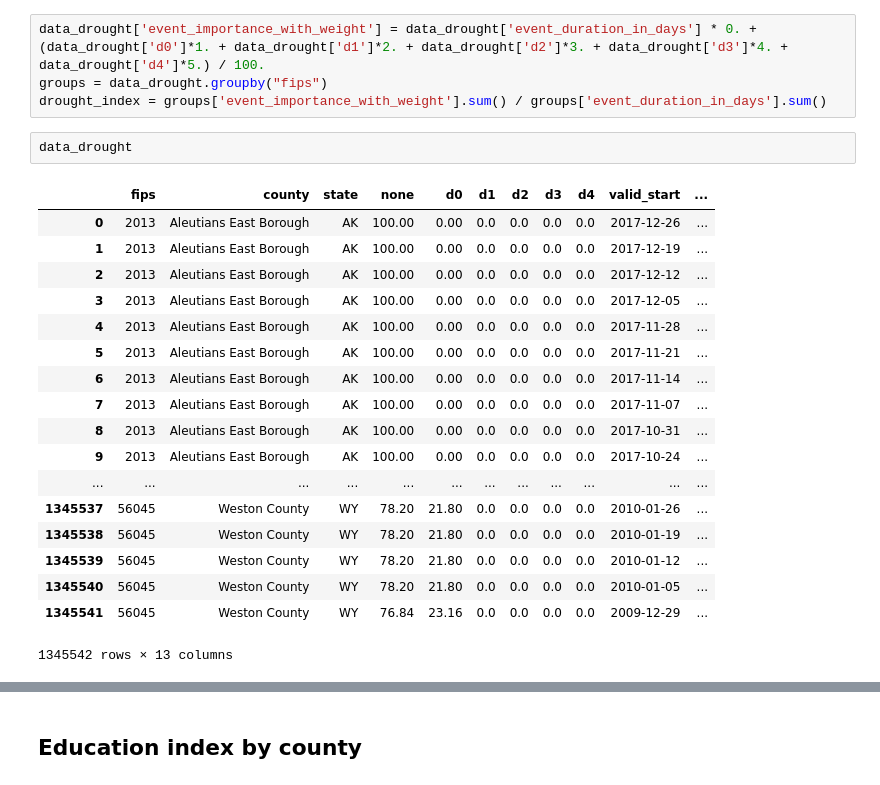
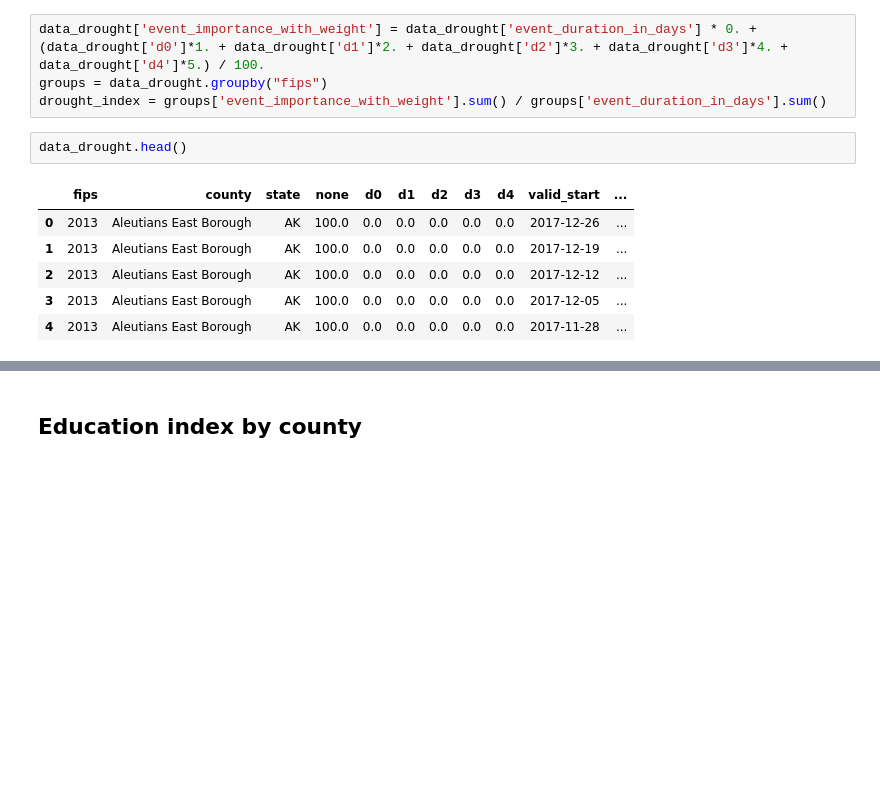
Before and after one commit to Arnaud15/Datathon, a Jupyter notebook: Arnaud.ipynb, the cells around one changed output, grey strips where cells are left out. Drawn from its saved outputs; the diff is of its cells as text; blank space fills up the shorter version.

```diff
--- a/Arnaud.ipynb
+++ b/Arnaud.ipynb
@@ -55,24 +50,12 @@ data_drought['event_importance_with_weight'] = data_drought['event_duration_in_d
 groups = data_drought.groupby("fips")
 drought_index = groups['event_importance_with_weight'].sum() / groups['event_duration_in_days'].sum()
 # %%
-data_drought
+data_drought.head()
 # %% [output]
 |  | fips | county | state | none | d0 | d1 | d2 | d3 | d4 | valid_start | ... |
-| 0 | 2013 | Aleutians East Borough | AK | 100.00 | 0.00 | 0.0 | 0.0 | 0.0 | 0.0 | 2017-12-26 | ... |
-| 1 | 2013 | Aleutians East Borough | AK | 100.00 | 0.00 | 0.0 | 0.0 | 0.0 | 0.0 | 2017-12-19 | ... |
-| 2 | 2013 | Aleutians East Borough | AK | 100.00 | 0.00 | 0.0 | 0.0 | 0.0 | 0.0 | 2017-12-12 | ... |
-| 3 | 2013 | Aleutians East Borough | AK | 100.00 | 0.00 | 0.0 | 0.0 | 0.0 | 0.0 | 2017-12-05 | ... |
-| 4 | 2013 | Aleutians East Borough | AK | 100.00 | 0.00 | 0.0 | 0.0 | 0.0 | 0.0 | 2017-11-28 | ... |
-| 5 | 2013 | Aleutians East Borough | AK | 100.00 | 0.00 | 0.0 | 0.0 | 0.0 | 0.0 | 2017-11-21 | ... |
-| 6 | 2013 | Aleutians East Borough | AK | 100.00 | 0.00 | 0.0 | 0.0 | 0.0 | 0.0 | 2017-11-14 | ... |
-| 7 | 2013 | Aleutians East Borough | AK | 100.00 | 0.00 | 0.0 | 0.0 | 0.0 | 0.0 | 2017-11-07 | ... |
-| 8 | 2013 | Aleutians East Borough | AK | 100.00 | 0.00 | 0.0 | 0.0 | 0.0 | 0.0 | 2017-10-31 | ... |
-| 9 | 2013 | Aleutians East Borough | AK | 100.00 | 0.00 | 0.0 | 0.0 | 0.0 | 0.0 | 2017-10-24 | ... |
-| ... | ... | ... | ... | ... | ... | ... | ... | ... | ... | ... | ... |
-| 1345537 | 56045 | Weston County | WY | 78.20 | 21.80 | 0.0 | 0.0 | 0.0 | 0.0 | 2010-01-26 | ... |
-| 1345538 | 56045 | Weston County | WY | 78.20 | 21.80 | 0.0 | 0.0 | 0.0 | 0.0 | 2010-01-19 | ... |
-| 1345539 | 56045 | Weston County | WY | 78.20 | 21.80 | 0.0 | 0.0 | 0.0 | 0.0 | 2010-01-12 | ... |
-| 1345540 | 56045 | Weston County | WY | 78.20 | 21.80 | 0.0 | 0.0 | 0.0 | 0.0 | 2010-01-05 | ... |
-| 1345541 | 56045 | Weston County | WY | 76.84 | 23.16 | 0.0 | 0.0 | 0.0 | 0.0 | 2009-12-29 | ... |
+| 0 | 2013 | Aleutians East Borough | AK | 100.0 | 0.0 | 0.0 | 0.0 | 0.0 | 0.0 | 2017-12-26 | ... |
+| 1 | 2013 | Aleutians East Borough | AK | 100.0 | 0.0 | 0.0 | 0.0 | 0.0 | 0.0 | 2017-12-19 | ... |
+| 2 | 2013 | Aleutians East Borough | AK | 100.0 | 0.0 | 0.0 | 0.0 | 0.0 | 0.0 | 2017-12-12 | ... |
+| 3 | 2013 | Aleutians East Borough | AK | 100.0 | 0.0 | 0.0 | 0.0 | 0.0 | 0.0 | 2017-12-05 | ... |
+| 4 | 2013 | Aleutians East Borough | AK | 100.0 | 0.0 | 0.0 | 0.0 | 0.0 | 0.0 | 2017-11-28 | ... |
-1345542 rows × 13 columns
 # %%
```
Also changed, not shown: parts of 27 cells of this notebook.
